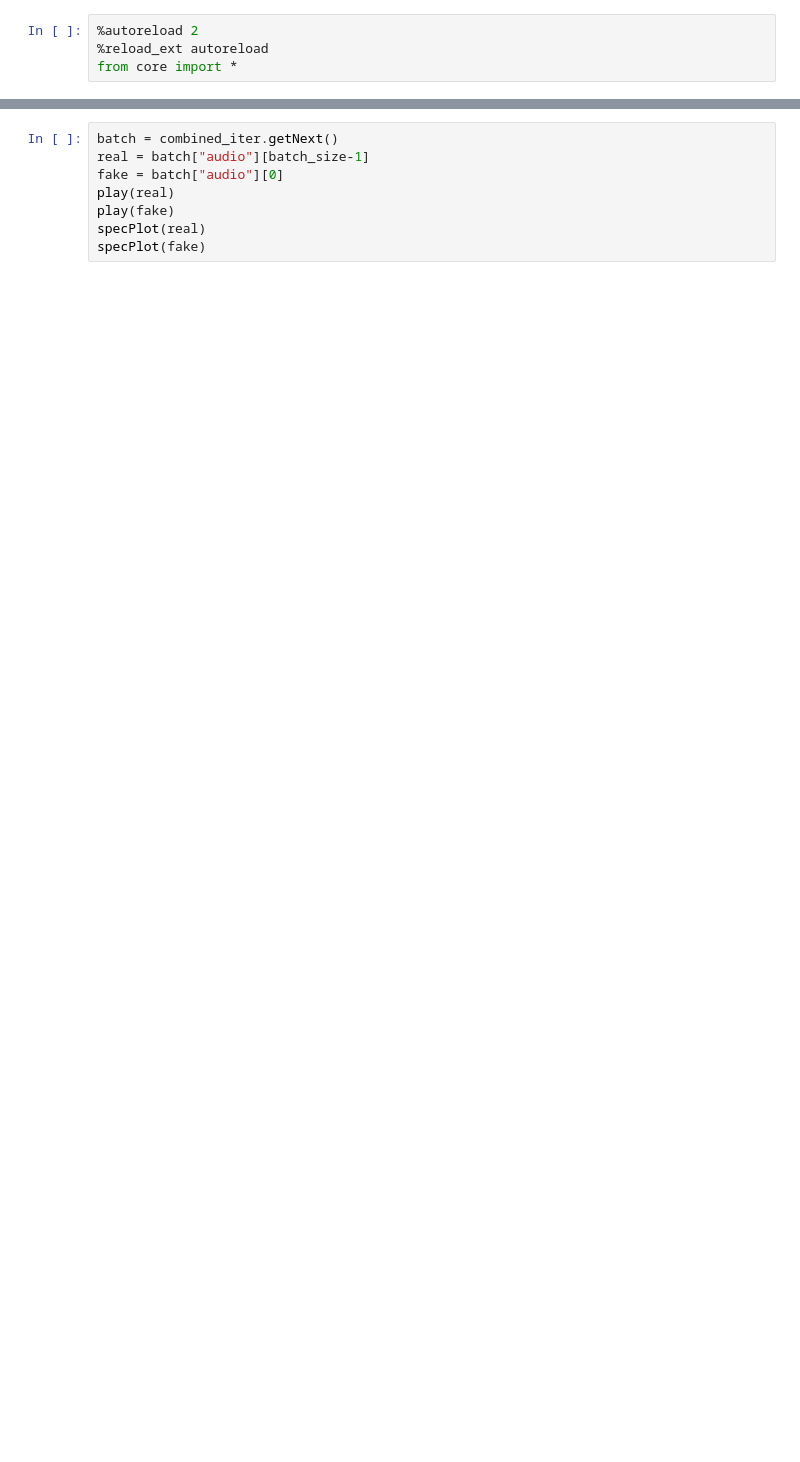
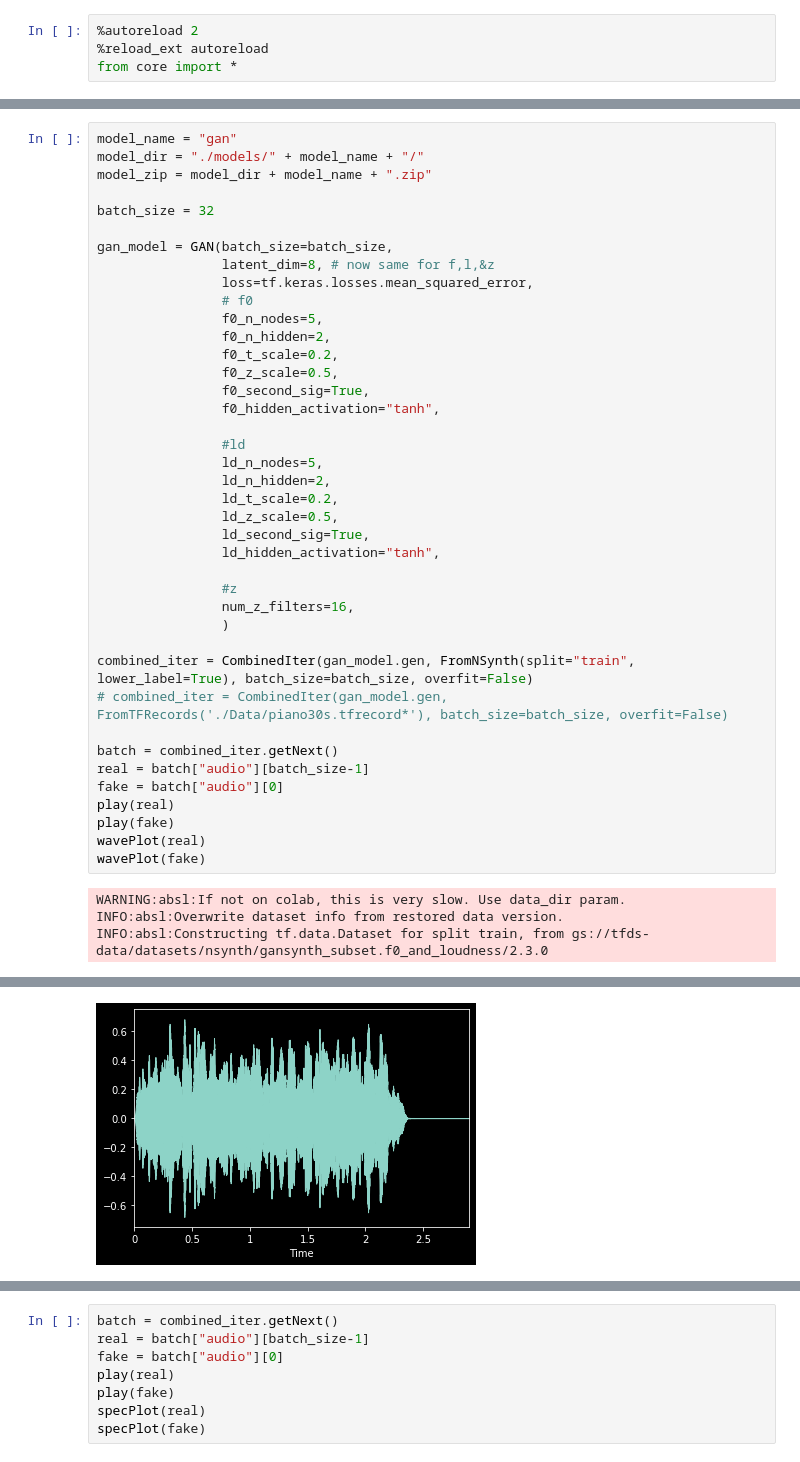
Before and after one commit to tripp528/NoisyGAN, a Jupyter notebook: Notebooks/ddspGAN.ipynb, the cells around one changed output, grey strips where cells are left out. Saved outputs shown, nothing was run; the diff lists cells and outputs as text; blank space fills up the shorter version.

Commit message:
Edited GAN training notebook, cleaned up noisy label feature

```diff
--- a/Notebooks/ddspGAN.ipynb
+++ b/Notebooks/ddspGAN.ipynb
@@ -30,0 +10,44 @@ INFO:absl:Disc loss: 0.501569 Gen loss: 0.5663351
+# %%
+model_name = "gan"
+model_dir = "./models/" + model_name + "/"
+model_zip = model_dir + model_name + ".zip"
+
+batch_size = 32
+
+gan_model = GAN(batch_size=batch_size,
+                latent_dim=8, # now same for f,l,&z
+                loss=tf.keras.losses.mean_squared_error,
+                # f0
+                f0_n_nodes=5,
+                f0_n_hidden=2,
+                f0_t_scale=0.2,
+                f0_z_scale=0.5,
+                f0_second_sig=True,
+                f0_hidden_activation="tanh",
+
+                #ld
+                ld_n_nodes=5,
+                ld_n_hidden=2,
+                ld_t_scale=0.2,
+                ld_z_scale=0.5,
+                ld_second_sig=True,
+                ld_hidden_activation="tanh",
+
+                #z
+                num_z_filters=16,
+                )
+
+combined_iter = CombinedIter(gan_model.gen, FromNSynth(split="train", lower_label=True), batch_size=batch_size, overfit=False)
+# combined_iter = CombinedIter(gan_model.gen, FromTFRecords('./Data/piano30s.tfrecord*'), batch_size=batch_size, overfit=False)
+
+batch = combined_iter.getNext()
+real = batch["audio"][batch_size-1]
+fake = batch["audio"][0]
+play(real)
+play(fake)
+wavePlot(real)
+wavePlot(fake)
+# %% [output]
+WARNING:absl:If not on colab, this is very slow. Use data_dir param.
+INFO:absl:Overwrite dataset info from restored data version.
+INFO:absl:Constructing tf.data.Dataset for split train, from gs://tfds-data/datasets/nsynth/gansynth_subset.f0_and_loudness/2.3.0
@@ -30,0 +56 @@ INFO:absl:Disc loss: 0.501569 Gen loss: 0.5663351
+[figure, added]
```
Also changed, not shown: parts of 7 cells of this notebook, 1 other file.
